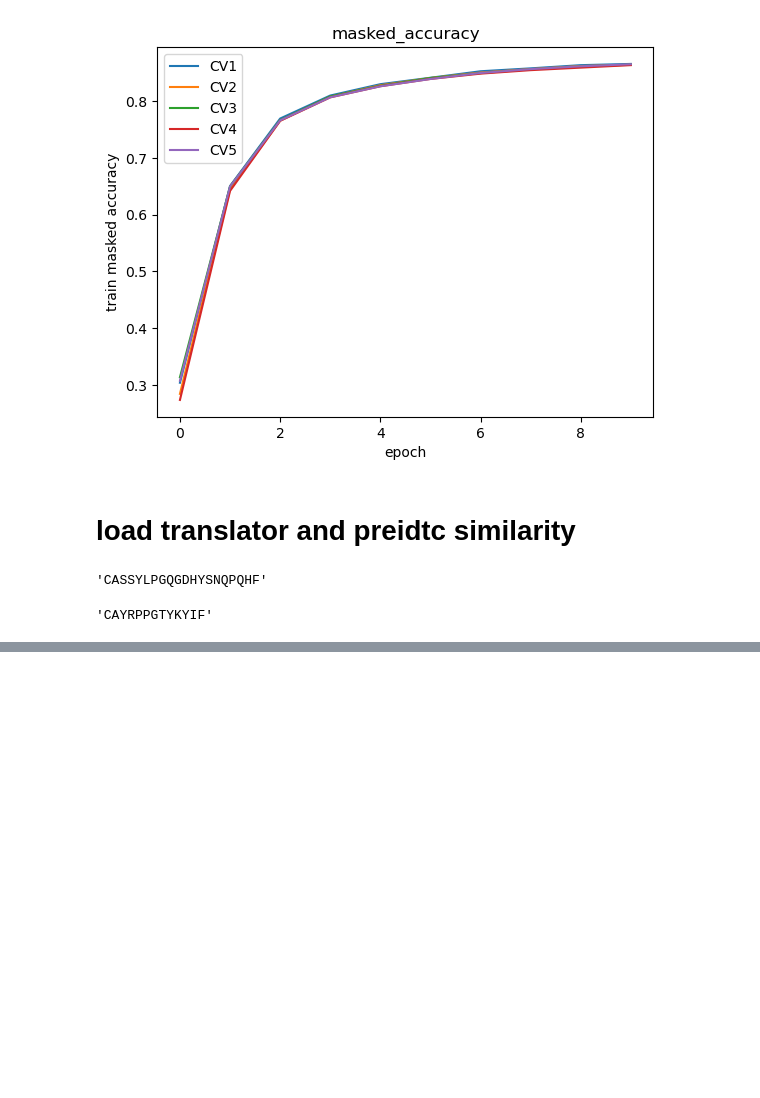
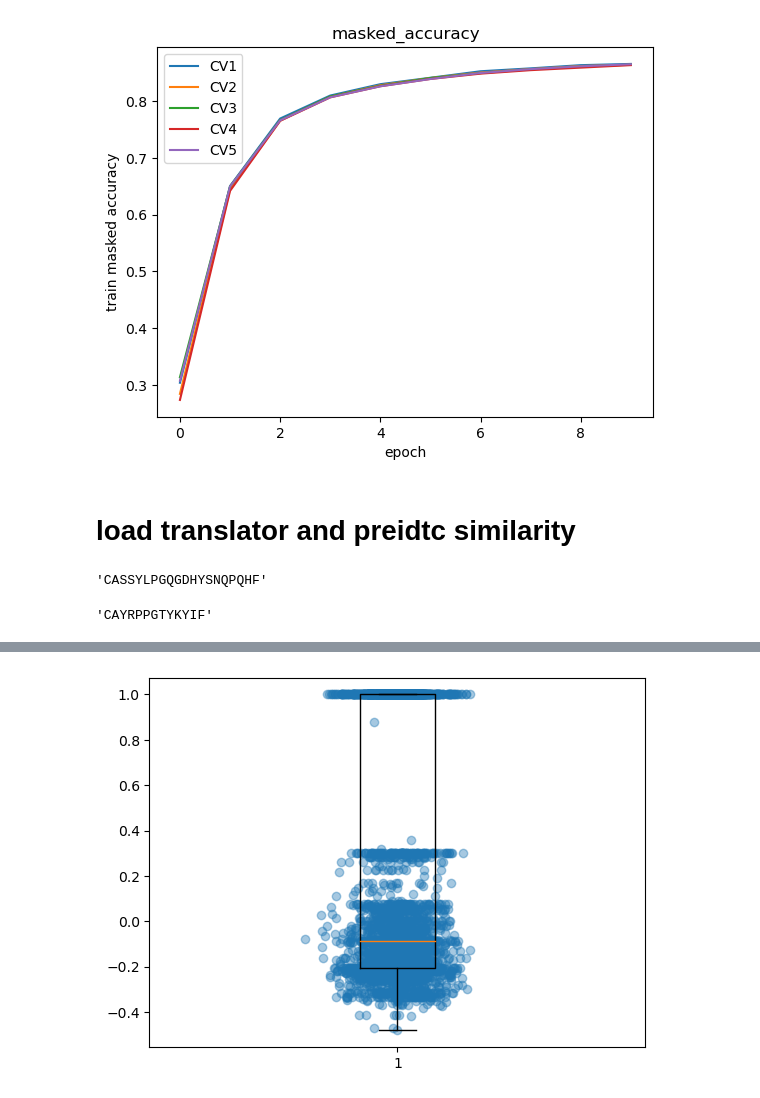
Before and after one commit to thisishcb/CDR2EPI, a Jupyter notebook: main.ipynb, the cells around one changed output, grey strips where cells are left out. Cells and saved outputs as stored; diff of their text form; code cells hidden in the pictures; blank space fills up the shorter version.

Commit message:
update similarity score measurement

```diff
--- a/main.ipynb
+++ b/main.ipynb
@@ -621,0 +624,17 @@ stats.describe(scores)
+# %%
+# fig1, ax1 = plt.subplots()
+# ax1.set_title('Similarity')
+# ax1.boxplot(scores,whis=0.15)
+import seaborn as sns
+
+# ax = sns.boxplot(x=scores)
+# ax = sns.swarmplot(x=scores)
+plt.boxplot(scores)
+randx = np.random.normal(1, 0.05, len(scores))
+
+# clevels = np.linspace(0., 1., ngroup)
+plt.scatter(randx, scores, alpha=0.4)
+
+plt.show()
+# %% [output]
+[figure, added]
```
Also changed, not shown: parts of 1 cell of this notebook.
